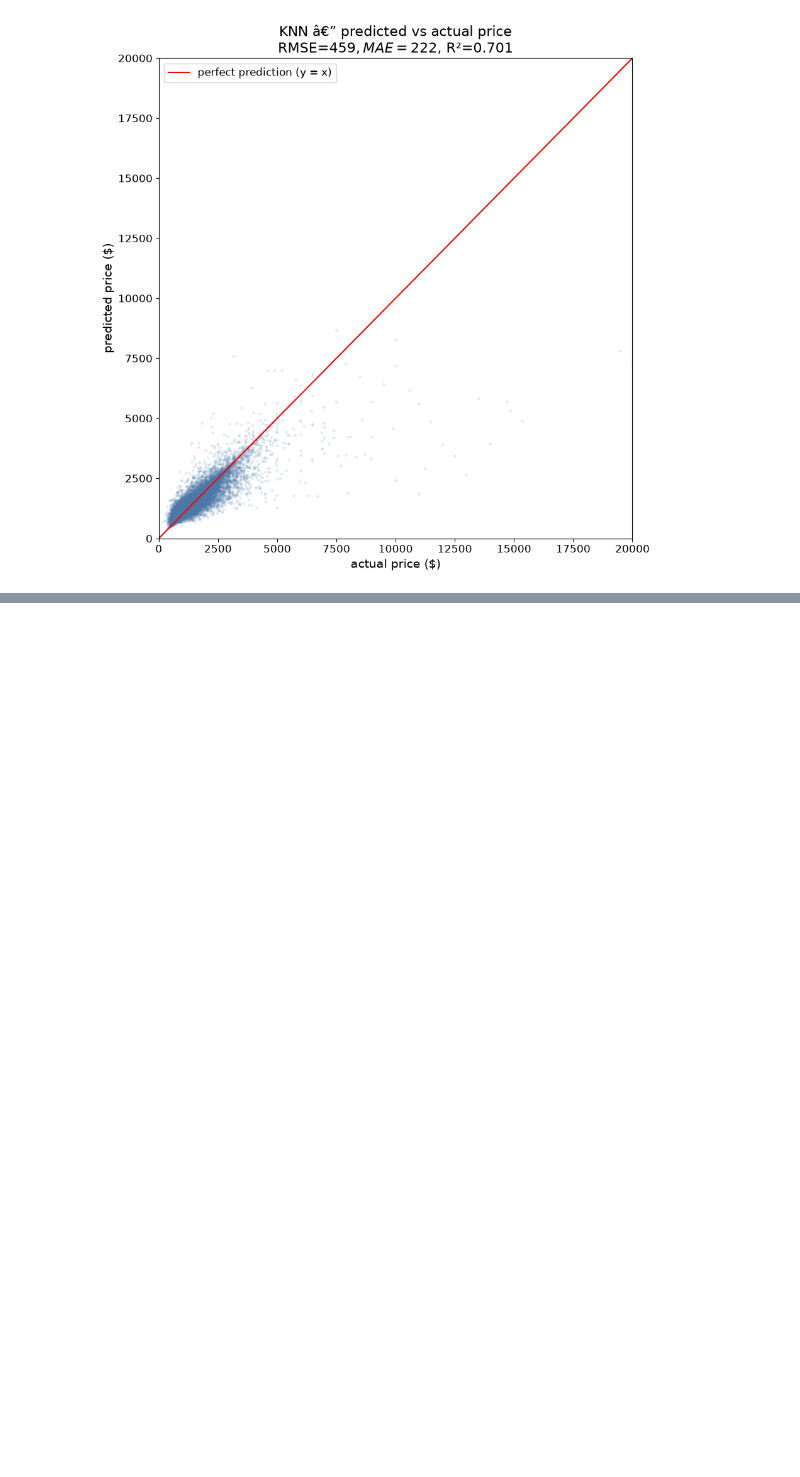
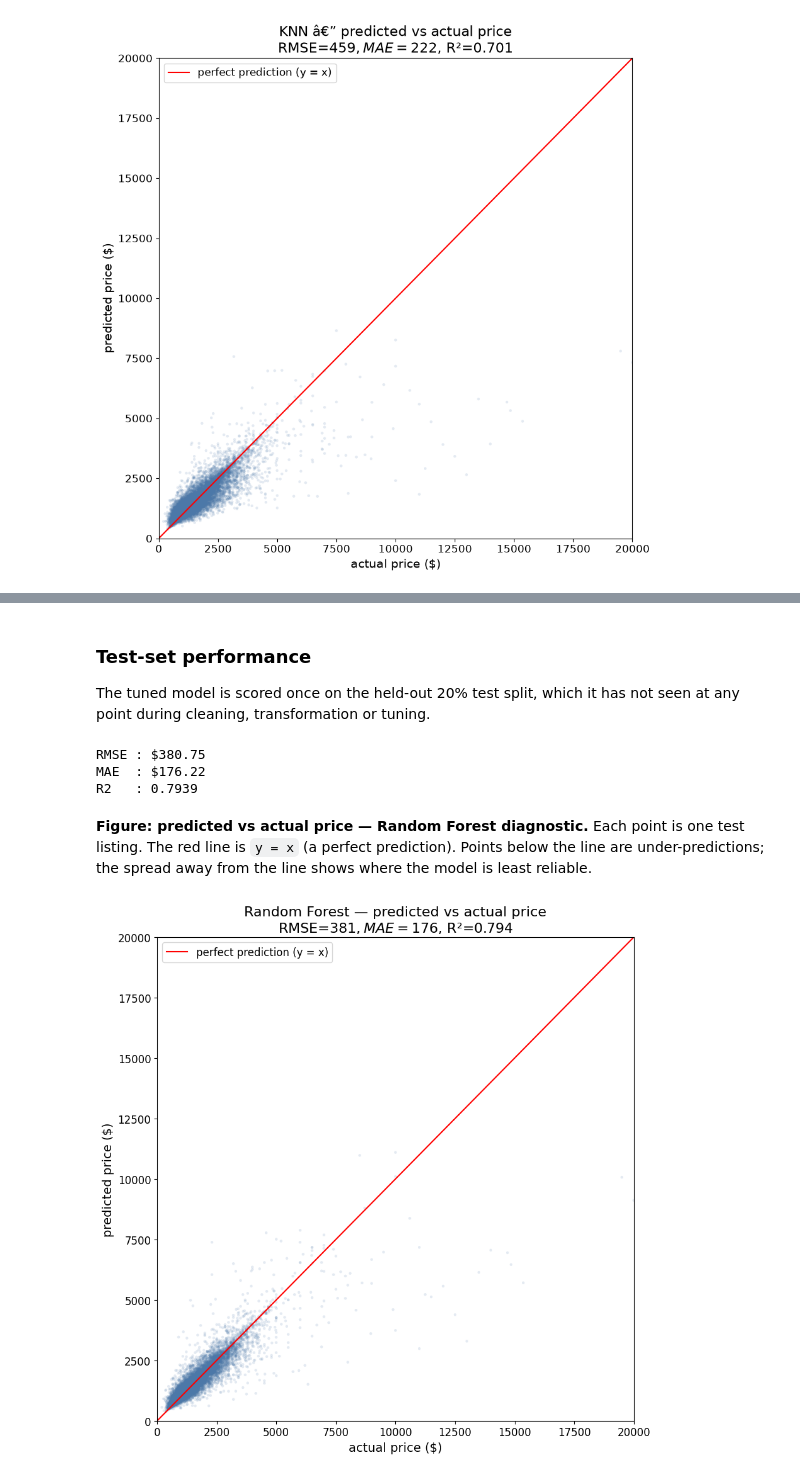
Before and after one commit to jason1ng/apartment_rental_price_prediction, a Jupyter notebook: notebooks/03_modelling.ipynb, the cells around one changed output, grey strips where cells are left out. Saved outputs shown, nothing was run; the diff lists cells and outputs as text; code cells hidden in the pictures; blank space fills up the shorter version.

```diff
--- a/notebooks/03_modelling.ipynb
+++ b/notebooks/03_modelling.ipynb
@@ -159,0 +254,47 @@ plt.show()
+# %% [markdown]
+### Test-set performance
+
+The tuned model is scored once on the held-out 20% test split, which it has not
+seen at any point during cleaning, transformation or tuning.
+# %%
+from src.modelling import evaluate_model
+
+# X_test_transformed, not XX_test - the pipeline includes its own preprocessor
+rf_metrics = evaluate_model(rf_grid.best_estimator_, X_test_transformed, y_test)
+
+print(f"RMSE : ${rf_metrics['rmse']:,.2f}")
+print(f"MAE  : ${rf_metrics['mae']:,.2f}")
+print(f"R2   : {rf_metrics['r2']:.4f}")
+# %% [output]
+RMSE : $380.75
+MAE  : $176.22
+R2   : 0.7939
+# %% [markdown]
+**Figure: predicted vs actual price — Random Forest diagnostic.**
+Each point is one test listing. The red line is `y = x` (a perfect prediction).
+Points below the line are under-predictions; the spread away from the line shows
+where the model is least reliable.
+# %%
+y_pred = rf_metrics["predictions"]
+fig, ax = plt.subplots(figsize=(9, 9))
+
+ax.scatter(y_test, y_pred, alpha=0.15, s=10, color="#4C78A8", edgecolors="none")
+
+limits = [0, max(y_test.max(), y_pred.max())]
+ax.plot(limits, limits, color="red", linewidth=1.5, label="perfect prediction (y = x)")
+
+ax.set_xlim(limits)
+ax.set_ylim(limits)
+ax.set_xlabel("actual price ($)", fontsize=14)
+ax.set_ylabel("predicted price ($)", fontsize=14)
+ax.set_title(f"Random Forest — predicted vs actual price\n"
+             f"RMSE=${rf_metrics['rmse']:,.0f}, MAE=${rf_metrics['mae']:,.0f}, "
+             f"R²={rf_metrics['r2']:.3f}", fontsize=16)
+ax.tick_params(axis="both", labelsize=12)
+ax.legend(fontsize=12)
+
+fig.tight_layout()
+fig.savefig("../outputs/figures/rf_pred_vs_actual.png", dpi=200, bbox_inches="tight")
+plt.show()
+# %% [output]
+[figure, added]
```
Also changed, not shown: parts of 4 cells of this notebook.
